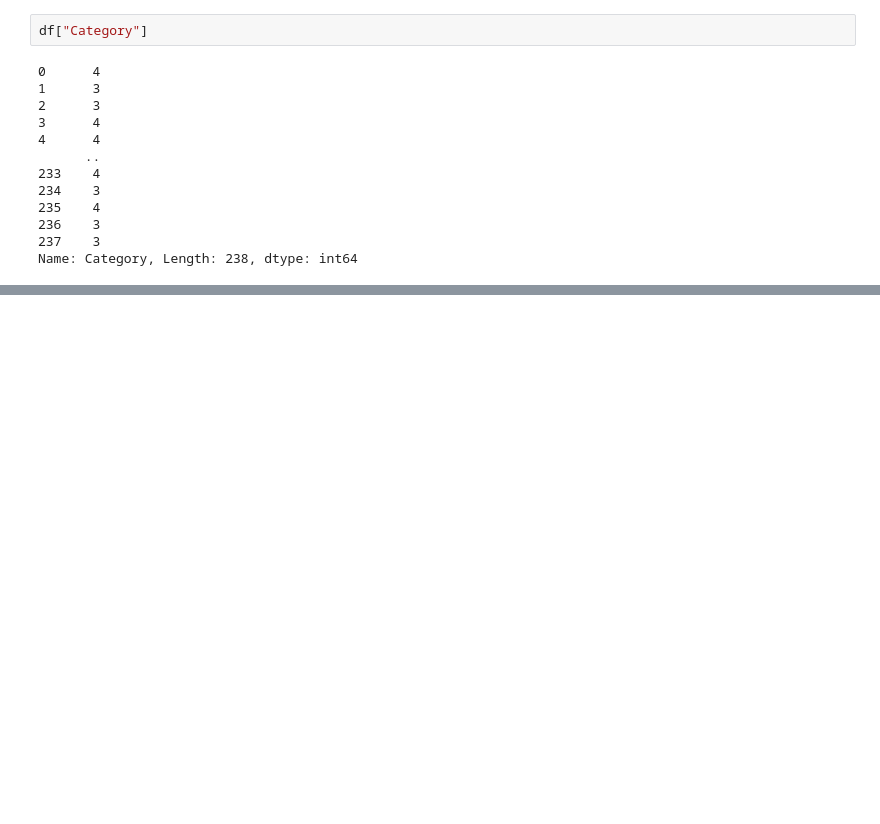
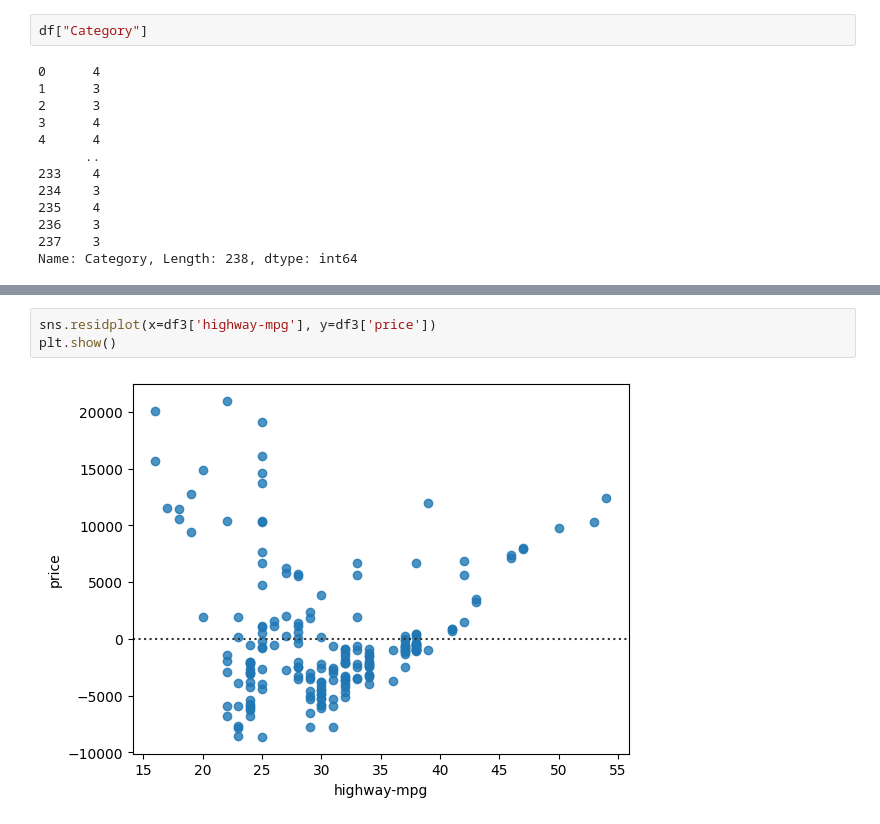
Before and after one commit to Jameers23/Data-Science, a Jupyter notebook: Data Analysis using Python/Data_Analysis.ipynb, the cells around one changed output, grey strips where cells are left out. Saved outputs shown, nothing was run; the diff lists cells and outputs as text; blank space fills up the shorter version.

```diff
--- a/Data Analysis using Python/Data_Analysis.ipynb
+++ b/Data Analysis using Python/Data_Analysis.ipynb
@@ -155,0 +889,5 @@ Name: Category, Length: 238, dtype: int64
+# %%
+sns.residplot(x=df3['highway-mpg'], y=df3['price'])
+plt.show()
+# %% [output]
+[figure, added]
```
Also changed, not shown: parts of 108 cells of this notebook, 5 other files.
